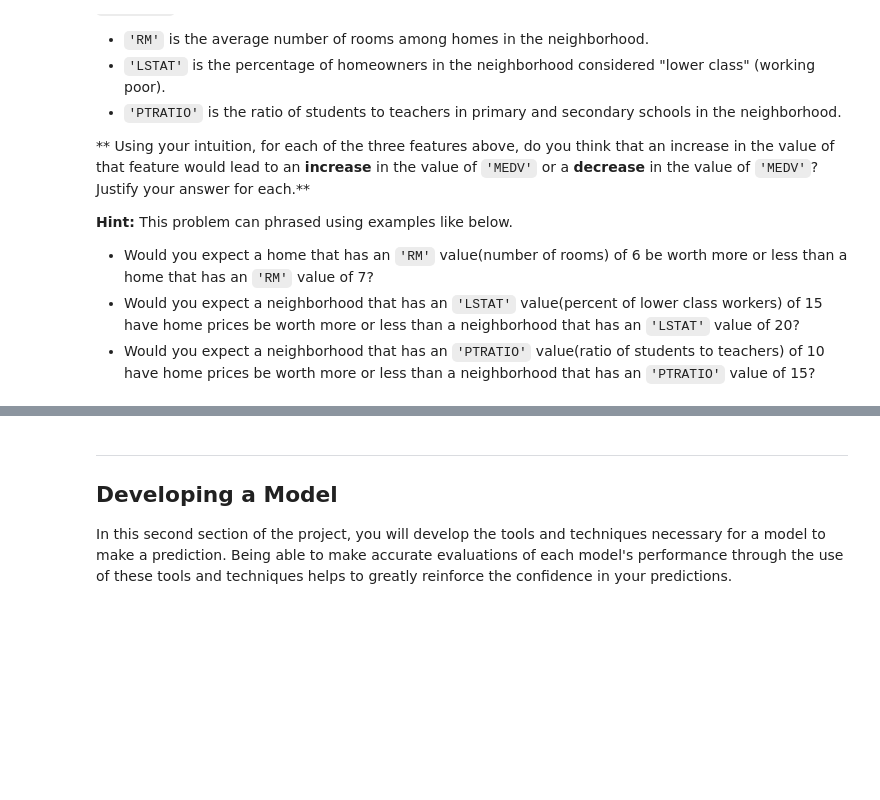
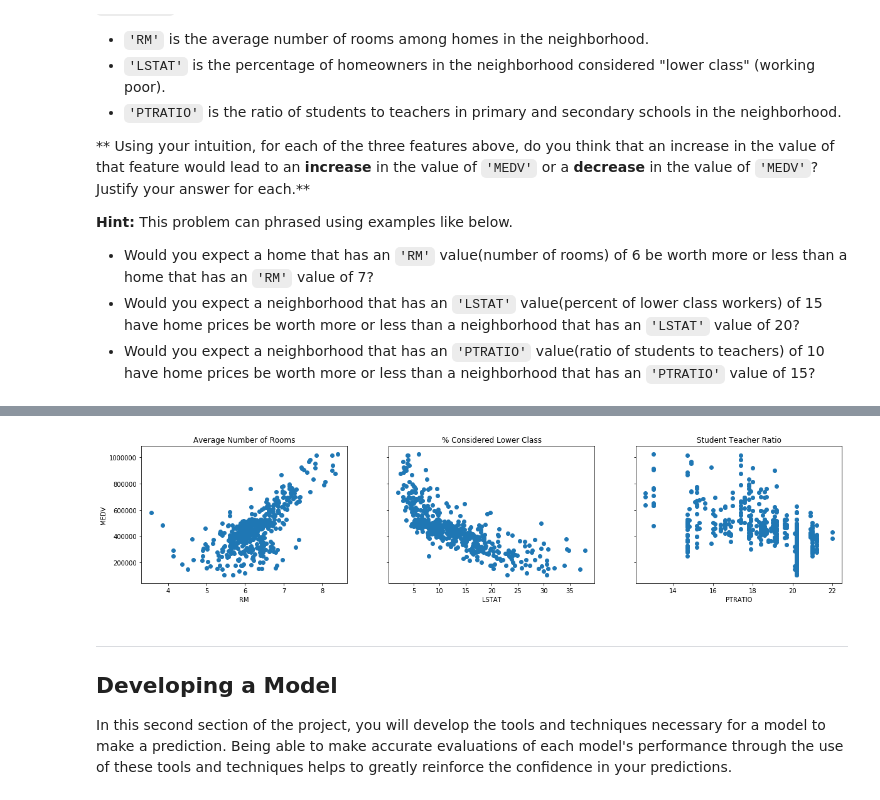
Before and after one commit to Dina-Nashaat/MLND_boston_housing, a Jupyter notebook: boston_housing.ipynb, the cells around one changed output, grey strips where cells are left out. Saved outputs shown, nothing was run; the diff lists cells and outputs as text; code cells hidden in the pictures; blank space fills up the shorter version.

```diff
--- a/boston_housing.ipynb
+++ b/boston_housing.ipynb
@@ -92,3 +109,19 @@ As a reminder, we are using three features from the Boston housing dataset: `'RM
+# %%
+fig = plt.figure(figsize = (20,4))
+ax1,ax2,ax3= fig.subplots(1,3, sharey='row')
+ax1.scatter(features['RM'], prices)
+ax1.set_title('Average Number of Rooms')
+ax1.set_xlabel('RM')
+ax1.set_ylabel('MEDV')
+ax2.scatter(features['LSTAT'], prices)
+ax2.set_title('% Considered Lower Class')
+ax2.set_xlabel('LSTAT')
+ax3.scatter(features['PTRATIO'], prices)
+ax3.set_title('Student Teacher Ratio')
+ax3.set_xlabel('PTRATIO')
+plt.show()
+# %% [output]
+[figure, added]
 # %% [markdown]
 ----
 
```
Also changed, not shown: parts of 33 cells of this notebook, 2 other files.
